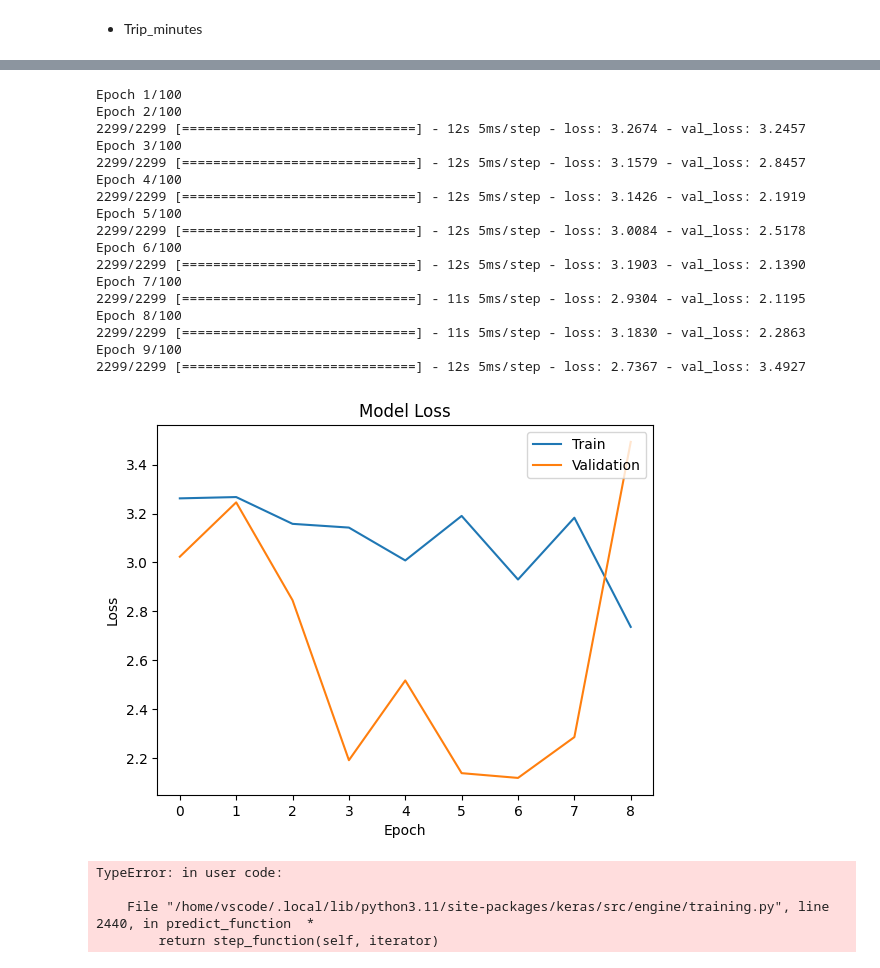
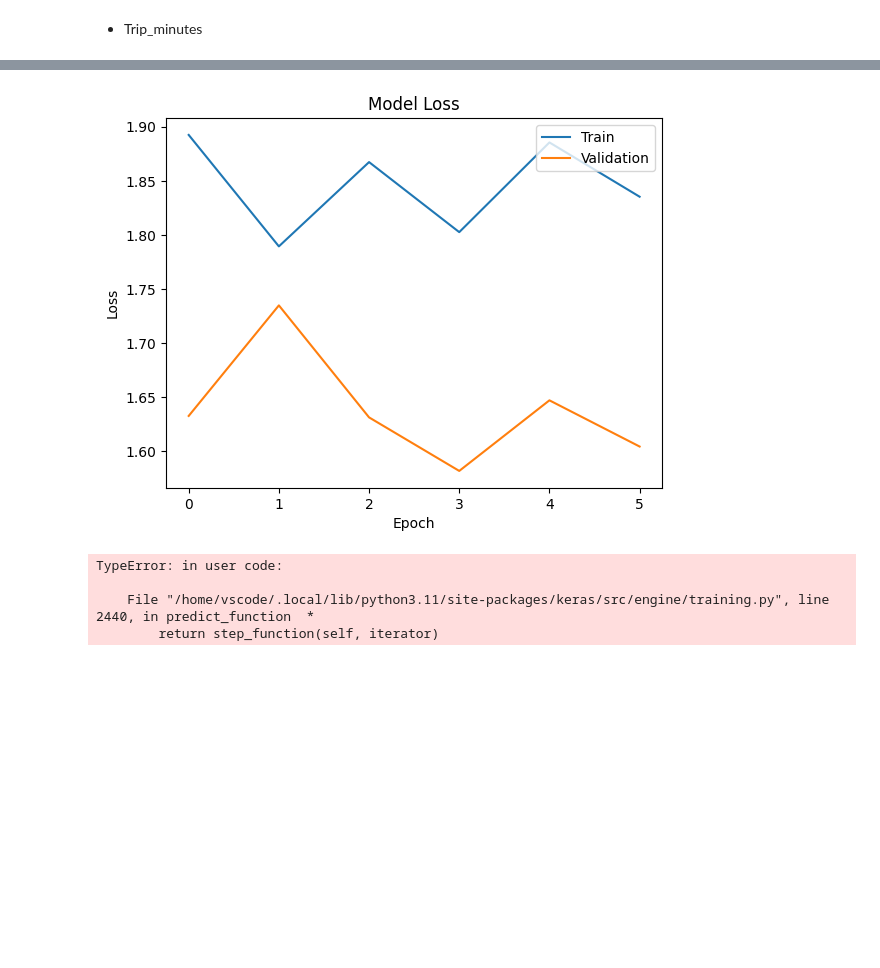
Before and after one commit to Proyect-Final-4Geeks-RJ/BiciMad_4geeks_ML, a Jupyter notebook: src/models_2.ipynb, the cells around one changed output, grey strips where cells are left out. Saved outputs shown, nothing was run; the diff lists cells and outputs as text; code cells hidden in the pictures; blank space fills up the shorter version.

Commit message:
LSTM finish

```diff
--- a/src/models_2.ipynb
+++ b/src/models_2.ipynb
@@ -82,4 +82,4 @@ early_stopping = EarlyStopping(monitor='val_loss', patience=2)
 # Compilar el modelo
 model_LSTM.compile(optimizer='adam', loss='mean_squared_error')
 # Entrenar el modelo
-model_LSTM.fit(X_train, y_train, epochs=100, batch_size=8, validation_split=0.2, callbacks=[early_stopping])
+history = model_LSTM.fit(X_train, y_train, epochs=100, batch_size=32, validation_split=0.2, callbacks=[early_stopping], verbose=0)
@@ -105,34 +94,14 @@ Train Loss: 2.1441445350646973, Test Loss: 2.599489212036133
 # %%
-# Almacenar la historia del entrenamiento
-history = model_LSTM.fit(X_train, y_train, epochs=100, batch_size=8, validation_split=0.2, callbacks=[early_stopping])
-
 # Graficar la pérdida de entrenamiento y validación
 plt.plot(history.history['loss'])
 plt.plot(history.history['val_loss'])
 plt.title('Model Loss')
 plt.ylabel('Loss')
 plt.xlabel('Epoch')
-plt.legend(['Train', 'Validation'], loc='upper right')
+plt.legend(['Train','Validation'], loc='upper right')
 plt.show()
 # %% [output]
-Epoch 1/100
-Epoch 2/100
-2299/2299 [==============================] - 12s 5ms/step - loss: 3.2674 - val_loss: 3.2457
-Epoch 3/100
-2299/2299 [==============================] - 12s 5ms/step - loss: 3.1579 - val_loss: 2.8457
-Epoch 4/100
-2299/2299 [==============================] - 12s 5ms/step - loss: 3.1426 - val_loss: 2.1919
-Epoch 5/100
-2299/2299 [==============================] - 12s 5ms/step - loss: 3.0084 - val_loss: 2.5178
-Epoch 6/100
-2299/2299 [==============================] - 12s 5ms/step - loss: 3.1903 - val_loss: 2.1390
-Epoch 7/100
-2299/2299 [==============================] - 11s 5ms/step - loss: 2.9304 - val_loss: 2.1195
-Epoch 8/100
-2299/2299 [==============================] - 11s 5ms/step - loss: 3.1830 - val_loss: 2.2863
-Epoch 9/100
-2299/2299 [==============================] - 12s 5ms/step - loss: 2.7367 - val_loss: 3.4927
-[figure, old version]
+[figure, new version]
 # %%
 # Guardar el modelo
 model_LSTM.save('model_LSTM.h5')
```
Also changed, not shown: parts of 2 cells of this notebook, 1 other file.
